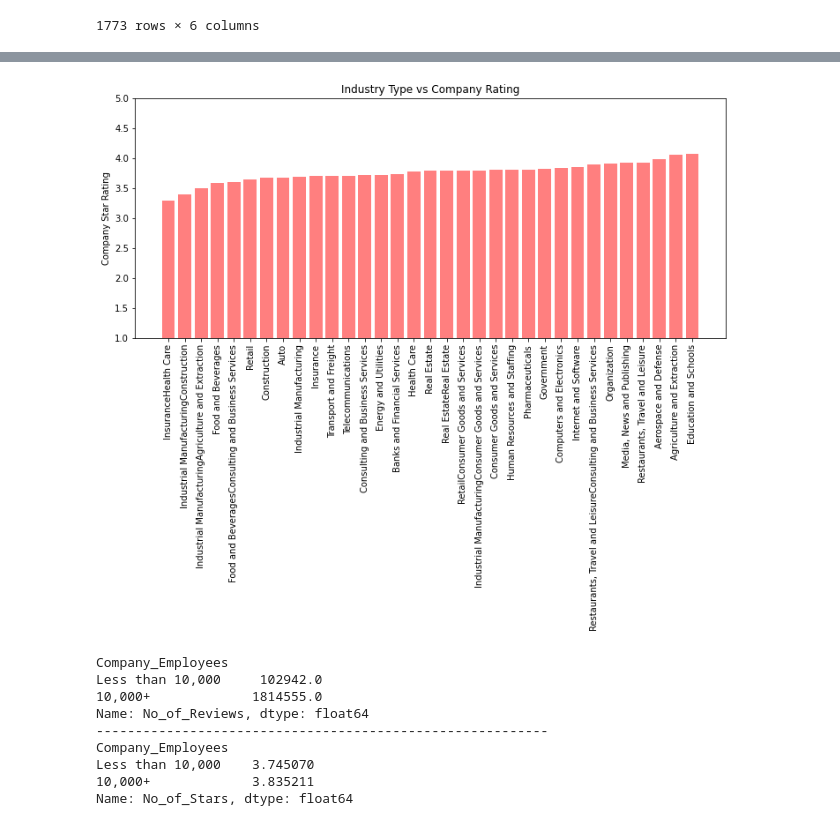
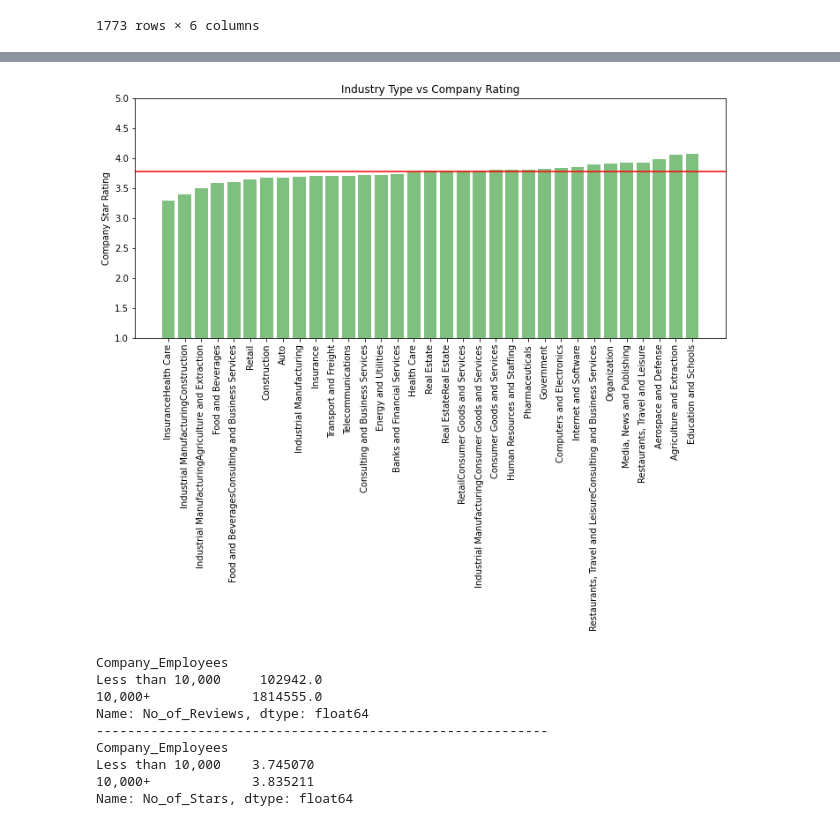
Before and after one commit to jennifermarie6sl/Project-1, a Jupyter notebook: Susana-Jupyter-Notebook.ipynb, the cells around one changed output, grey strips where cells are left out. Saved outputs shown, nothing was run; the diff lists cells and outputs as text; code cells hidden in the pictures.

```diff
--- a/Susana-Jupyter-Notebook.ipynb
+++ b/Susana-Jupyter-Notebook.ipynb
@@ -465,3 +465,9 @@ plt.savefig("./Job Type vs Company Ratings(2).png")
 plt.show()
 # %% [output]
 [figure]
+# %%
+# Over all company rating mean
+mean = new_df_job_type['No_of_Stars'].mean()
+highest = new_df_job_type['No_of_Stars'].max()
+lowest = new_df_job_type['No_of_Stars'].min()
+print(lowest, mean , highest)
@@ -693,27 +703,28 @@ Name: No_of_Stars, dtype: float64
 # %%
 # Industry Ratings - Barplot
 
 # An array that contains the star rating by job type, length of array and tick mark locations
 industry = [value for value in mean_star_by_industry]
 x_axis_in = np.arange(len(mean_star_by_industry))# Determine number of bars needed
 tick_locations_in = [value for value in x_axis_in] # to tell the plot where to place tick marks
 
 # Bar Chart
 fig, ax = plt.subplots(figsize=(12,5))
-plt.bar(x_axis_in, industry, color='r', alpha=0.5, align="center")
+plt.bar(x_axis_in, industry, color='g', alpha=0.5, align="center")
 plt.xticks(tick_locations_in, mean_star_by_industry.index.values, rotation="vertical")
 plt.ylim([1,5])
 plt.ylim([1,5])
+plt.axhline(y=mean, color = 'r')
 plt.title("Industry Type vs Company Rating")
 plt.ylabel("Company Star Rating")
 plt.tight_layout()
 
 
 
 # Saving figure
 plt.savefig("./Industry vs Company Ratings.png")
 # %% [output]
-[figure, old version]
+[figure, new version]
 # %%
 # Grouping by Employees
 groupby_employee = new_df_indrevemp.groupby('Company_Employees')
```
Also changed, not shown: parts of 5 cells of this notebook, 6 other files.
